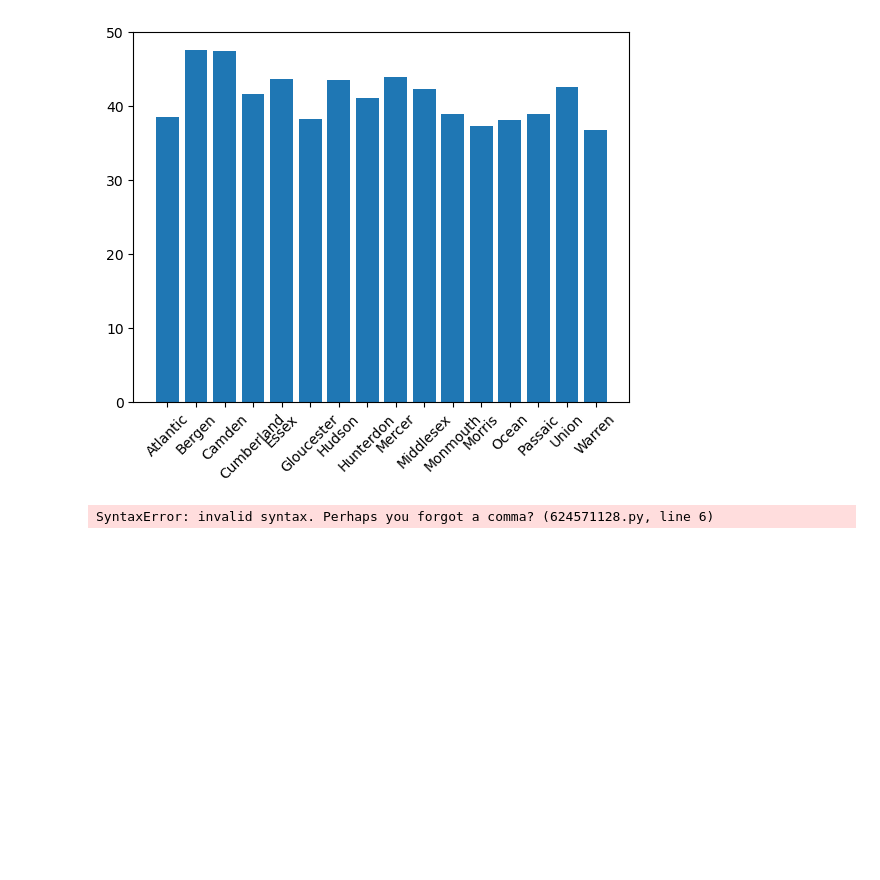
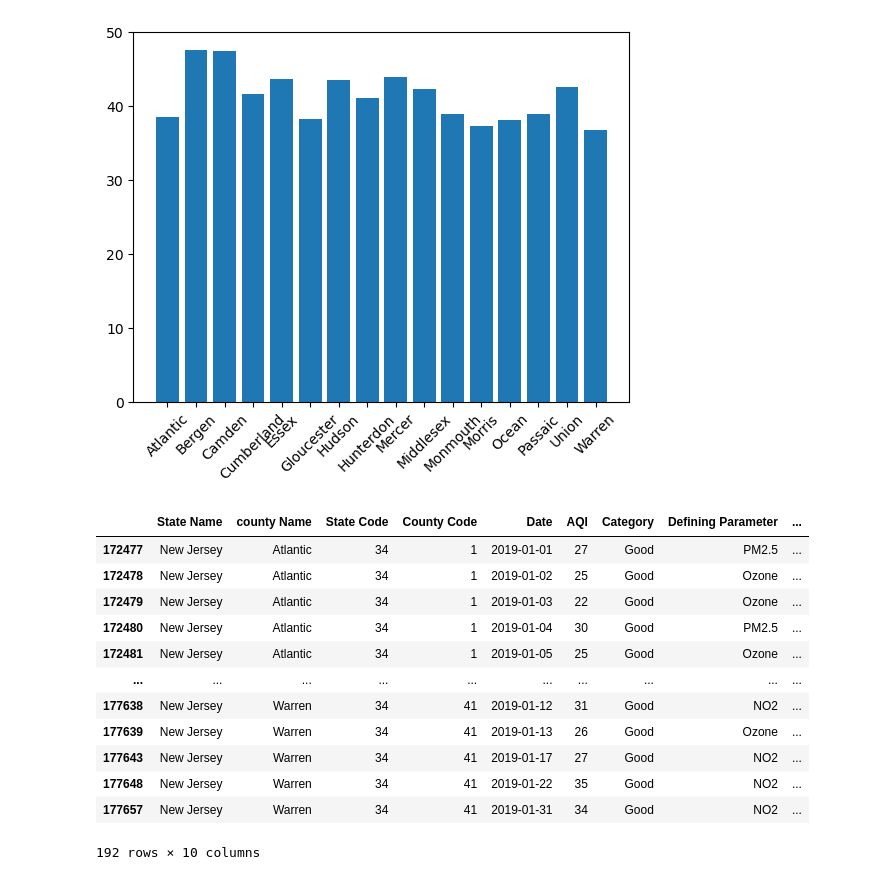
Before and after one commit to emilyclairevoyant/data-questers, a Jupyter notebook: 2019_daily_aqi.ipynb, the cells around one changed output. Drawn from its saved outputs; the diff is of its cells as text; code cells hidden in the pictures; blank space fills up the shorter version.

Commit message:
updating with grouped parameter

```diff
--- a/2019_daily_aqi.ipynb
+++ b/2019_daily_aqi.ipynb
@@ -54,17 +54,21 @@ plt.show()
 [figure]
 # %%
 #try to group by parameters by county
-#pollutcounty2019_group = aqi2019nj_df.groupby("Defining Parameter")
-#parameterCounty2019_df = pd.DataFrame(pollutcounty2019_group['county Name'].mean())
-#print(parameterCounty_df)
-
-parameterCounty2019_df = pd.DataFrame(countyaqigroup_2019['Defining Parameter'].sort values())
-#parameterCounty2019_df.reset_index(inplace=True)
-#parameterCounty2019_df.rename(columns={'county Name':'County_Name'}, inplace=True)
-parameterCounty2019_df.head()
-#print(pollutcounty2019_group).sort_values('Defining Parameter')
-#pollutcounty2019_df = pd.DataFrame(pollutcounty2019_group).sort_values('Defining Parameter')
-#pollutcounty2019_df.head()
-#
+parameterCounty2019_group = aqi2019nj_df.groupby(['Defining Parameter', 'county Name'])
+#parameterCounty2019_df = pd.DataFrame(countyaqigroup_2019['Defining Parameter'].sort values())
+#parameterCounty2019_df = pd.DataFrame(parameterCounty2019_group)
+parameterCounty2019_group.head()
 # %% [output]
+|  | State Name | county Name | State Code | County Code | Date | AQI | Category | Defining Parameter | ... |
+| 172477 | New Jersey | Atlantic | 34 | 1 | 2019-01-01 | 27 | Good | PM2.5 | ... |
+| 172478 | New Jersey | Atlantic | 34 | 1 | 2019-01-02 | 25 | Good | Ozone | ... |
+| 172479 | New Jersey | Atlantic | 34 | 1 | 2019-01-03 | 22 | Good | Ozone | ... |
+| 172480 | New Jersey | Atlantic | 34 | 1 | 2019-01-04 | 30 | Good | PM2.5 | ... |
+| 172481 | New Jersey | Atlantic | 34 | 1 | 2019-01-05 | 25 | Good | Ozone | ... |
+| ... | ... | ... | ... | ... | ... | ... | ... | ... | ... |
+| 177638 | New Jersey | Warren | 34 | 41 | 2019-01-12 | 31 | Good | NO2 | ... |
+| 177639 | New Jersey | Warren | 34 | 41 | 2019-01-13 | 26 | Good | Ozone | ... |
+| 177643 | New Jersey | Warren | 34 | 41 | 2019-01-17 | 27 | Good | NO2 | ... |
+| 177648 | New Jersey | Warren | 34 | 41 | 2019-01-22 | 35 | Good | NO2 | ... |
+| 177657 | New Jersey | Warren | 34 | 41 | 2019-01-31 | 34 | Good | NO2 | ... |
-SyntaxError: invalid syntax. Perhaps you forgot a comma? (624571128.py, line 6)
+192 rows × 10 columns
```
Also changed, not shown: parts of 2 cells of this notebook.
